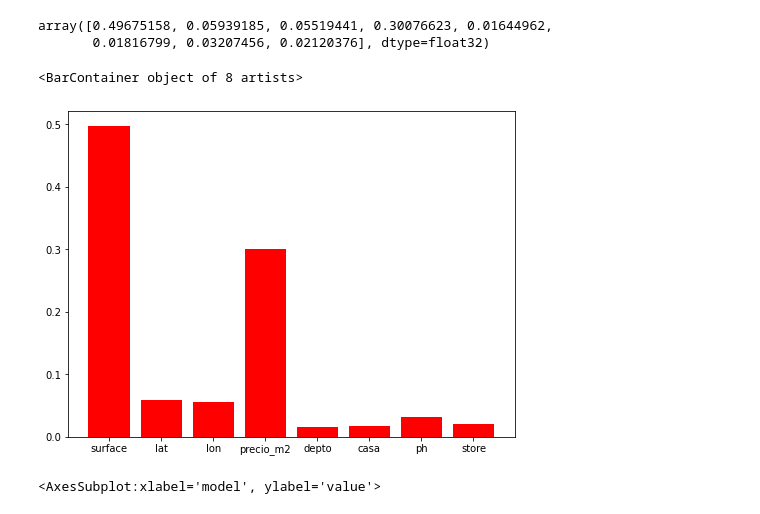
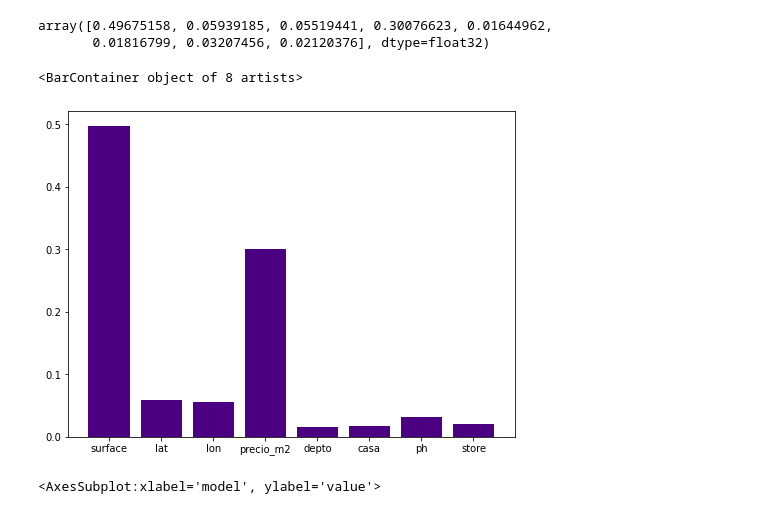
Before and after one commit to soledadh/limpieza_dataset_inmobiliario, a Jupyter notebook: multivariate_regression.ipynb, the cells around one changed output. Drawn from its saved outputs; the diff is of its cells as text; code cells hidden in the pictures.

```diff
--- a/multivariate_regression.ipynb
+++ b/multivariate_regression.ipynb
@@ -627,10 +627,10 @@ array([0.49675158, 0.05939185, 0.05519441, 0.30076623, 0.01644962,
        0.01816799, 0.03207456, 0.02120376], dtype=float32)
 # %%
 plt.figure(figsize=(8, 6))
-plt.bar( ['surface', 'lat', 'lon', 'precio_m2', 'depto', 'casa', 'ph', 'store'],rg_xgb.feature_importances_, color= 'red')
+plt.bar( ['surface', 'lat', 'lon', 'precio_m2', 'depto', 'casa', 'ph', 'store'],rg_xgb.feature_importances_, color= 'indigo')
 # %% [output]
 <BarContainer object of 8 artists>
-[figure, old version]
+[figure, new version]
 # %%
 df_plot = df_plot.append({'model': 'XGBoost' ,'variable': 'RMSE',	'value' : (-optimal_params.best_score_)}, ignore_index=True)
 # %%
```
